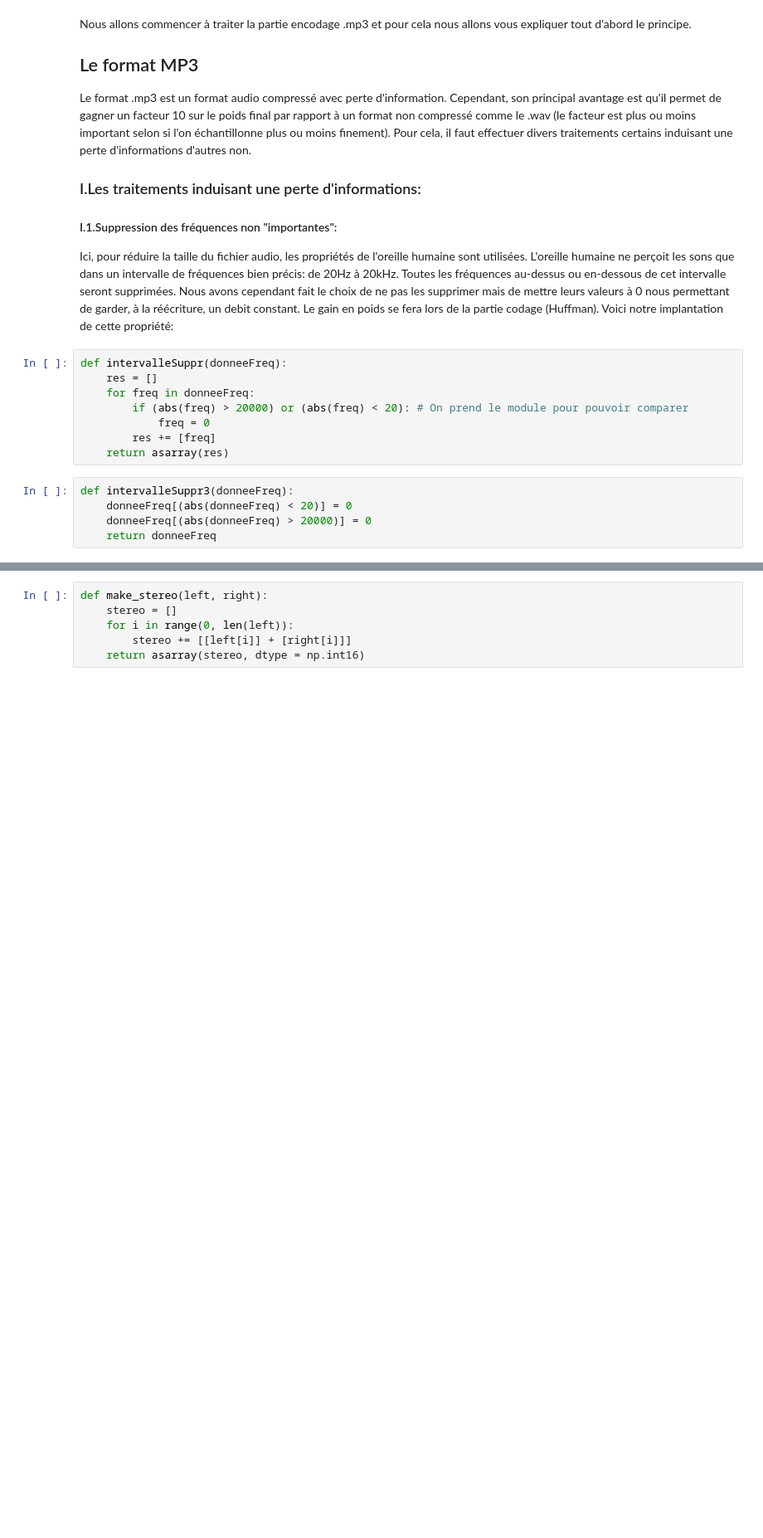
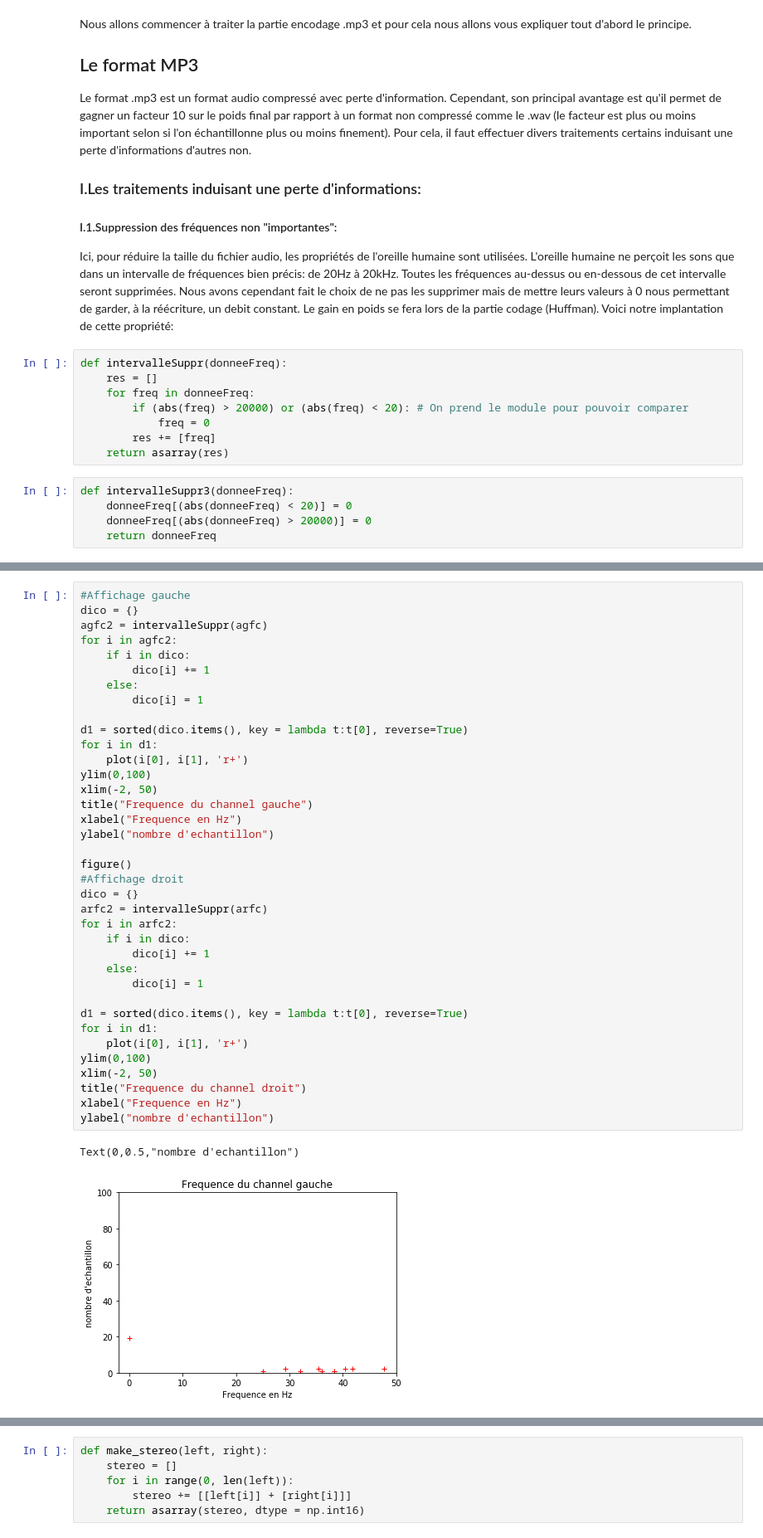
Before and after one commit to M1-2018-TraitementSignal/EncDecMP3, a Jupyter notebook: Presentation.ipynb, the cells around one changed output, grey strips where cells are left out. Shown: that part at 83% size. Cells and saved outputs as stored; diff of their text form; blank space fills up the shorter version.

```diff
--- a/Presentation.ipynb
+++ b/Presentation.ipynb
@@ -265,0 +203,40 @@ gaucheFreqTrait
+# %%
+#Affichage gauche
+dico = {}
+agfc2 = intervalleSuppr(agfc)
+for i in agfc2:
+    if i in dico:
+        dico[i] += 1
+    else:
+        dico[i] = 1
+
+d1 = sorted(dico.items(), key = lambda t:t[0], reverse=True)
+for i in d1:
+    plot(i[0], i[1], 'r+')
+ylim(0,100)
+xlim(-2, 50)
+title("Frequence du channel gauche")
+xlabel("Frequence en Hz")
+ylabel("nombre d'echantillon")
+
+figure()
+#Affichage droit
+dico = {}
+arfc2 = intervalleSuppr(arfc)
+for i in arfc2:
+    if i in dico:
+        dico[i] += 1
+    else:
+        dico[i] = 1
+
+d1 = sorted(dico.items(), key = lambda t:t[0], reverse=True)
+for i in d1:
+    plot(i[0], i[1], 'r+')
+ylim(0,100)
+xlim(-2, 50)
+title("Frequence du channel droit")
+xlabel("Frequence en Hz")
+ylabel("nombre d'echantillon")
+# %% [output]
+Text(0,0.5,"nombre d'echantillon")
+[figure, added]
```
Also changed, not shown: parts of 8 cells of this notebook.
